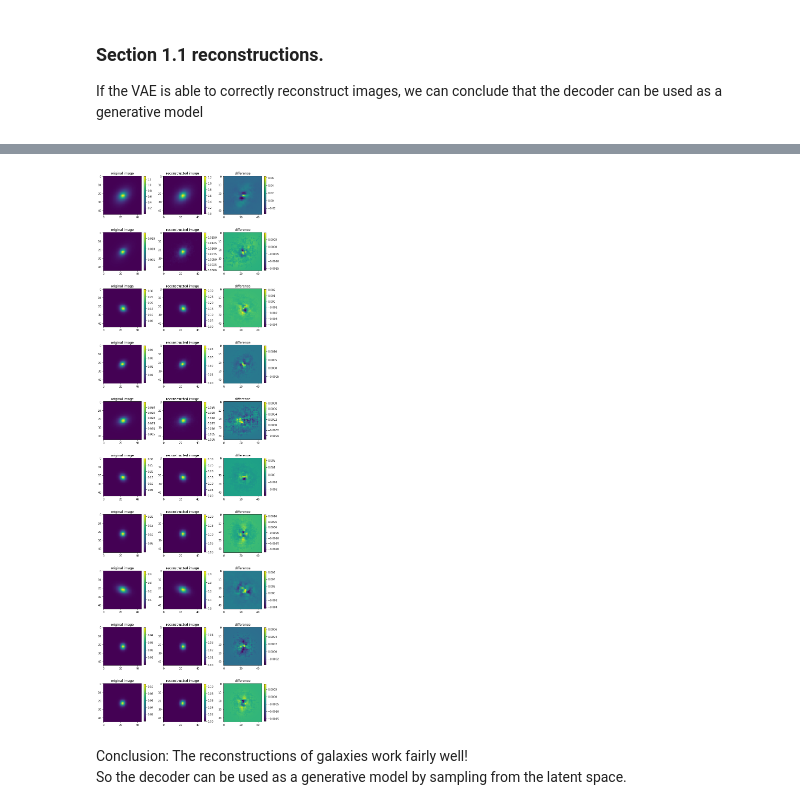
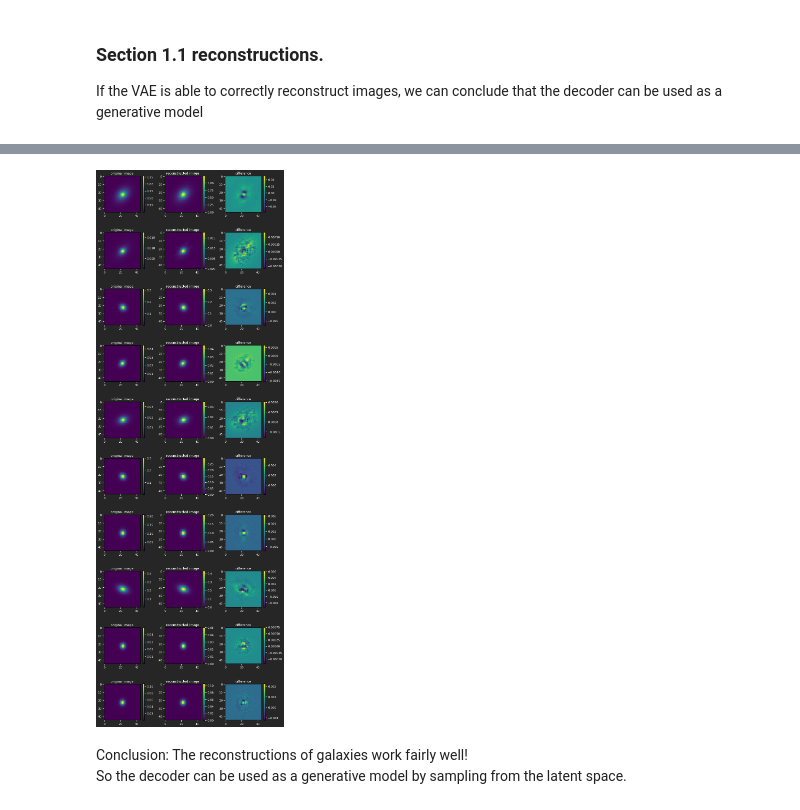
Before and after one commit to b-biswas/MADNESS-legacy, a Jupyter notebook: notebooks/basic_tests.ipynb, the cells around one changed output, grey strips where cells are left out. Saved outputs shown, nothing was run; the diff lists cells and outputs as text; code cells hidden in the pictures.

```diff
--- a/notebooks/basic_tests.ipynb
+++ b/notebooks/basic_tests.ipynb
@@ -69,9 +70,9 @@ images_blended_normed = np.transpose(images_blended_normed, axes=(0, 2, 3, 1))
 ## Load trained models
 # %%
 tf.get_logger().setLevel('ERROR')
-latent_dim = 10
+latent_dim = 8
 flow_net = FlowVAEnet(latent_dim=latent_dim)
-flow_net.load_flow_weights(weights_path="/pbs/throng/lsst/users/bbiswas/FlowDeblender/data/cosmos10d/flow/val_loss")
-flow_net.load_vae_weights(weights_path="/pbs/throng/lsst/users/bbiswas/FlowDeblender/data/cosmos10d/vae/val_loss")
+#flow_net.load_flow_weights(weights_path="/pbs/throng/lsst/users/bbiswas/FlowDeblender/data/cosmos8d/flow/val_loss")
+flow_net.load_vae_weights(weights_path="/pbs/throng/lsst/users/bbiswas/FlowDeblender/data/cosmos8d/vae/val_loss")
 print(flow_net.vae_model.summary())
 # %% [output]
@@ -118,27 +119,33 @@ model_vae_output_isolated = flow_net.vae_model(images_isolated_normed)
 # %%
+sns.set_theme(style={"axes.grid": False,
+                     'axes.labelcolor': 'white',
+                     'figure.facecolor': '.15',
+                     'xtick.color': 'white',
+                     'ytick.color': 'white',
+                     'text.color': 'white',
+                     'image.cmap': 'viridis',})
+
 fig, axs = plt.subplots(10, 3, figsize=(10,30))
-
-
 for i in range(10):
 
     image_num = i
     im = axs[i, 0].imshow(images_isolated_normed[image_num][:, :, 2])
     fig.colorbar(im, ax=axs[i, 0], shrink=0.8)
     axs[i, 0].set_title("original image")
 
     im = axs[i, 1].imshow(model_vae_output_isolated.mean().numpy()[image_num][ :, :, 2])
     fig.colorbar(im, ax=axs[i, 1], shrink=0.8)
     axs[i, 1].set_title("reconstructed image")
 
 
     difference = images_isolated_normed[image_num][:, :, 2] - model_vae_output_isolated.mean().numpy()[image_num][ :, :, 2]
     im = axs[i, 2].imshow(difference)
     fig.colorbar(im, ax=axs[i, 2],shrink=0.8)
     axs[i, 2].set_title("difference")
 
 plt.tight_layout()
 # %% [output]
-[figure, old version]
+[figure, new version]
 # %%
 import tensorflow_probability as tfp
 z = tfp.layers.MultivariateNormalTriL(event_size=latent_dim)(flow_net.encoder(images_isolated_normed))
```
Also changed, not shown: parts of 14 cells of this notebook, 12 other files.
